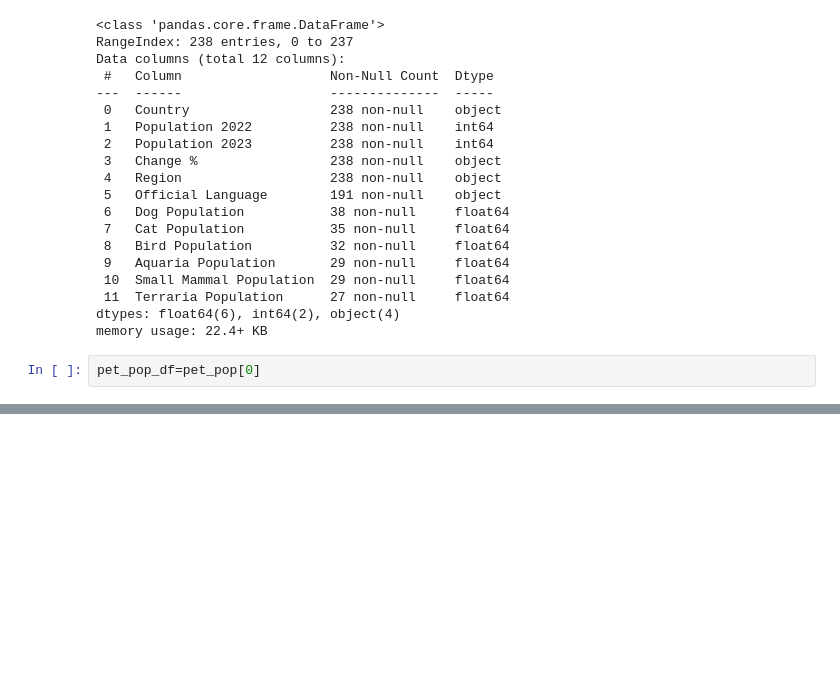
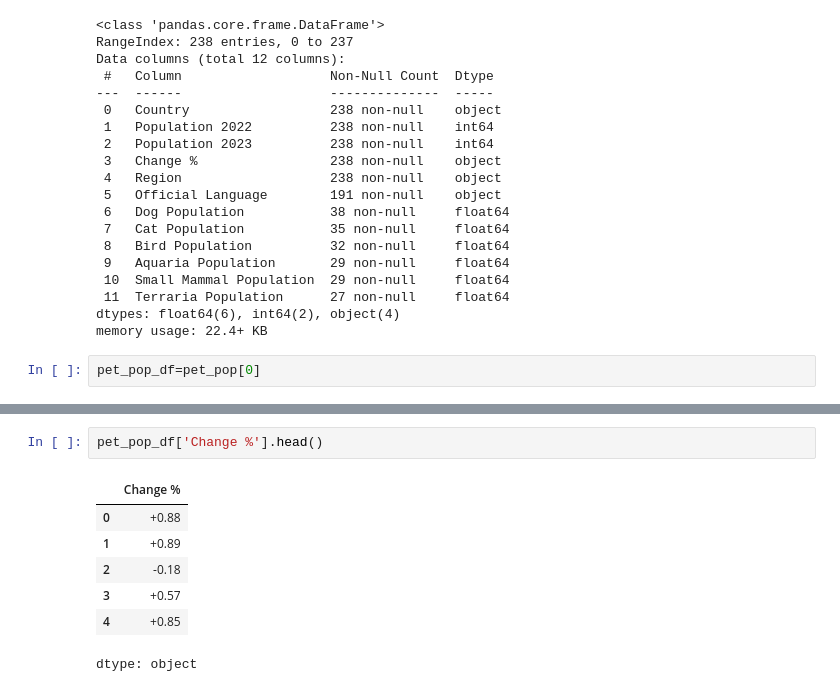
Before and after one commit to priyankaprakasan/Data-I-O-and-Preprocessing-with-Python-and-SQL, a Jupyter notebook: DataPreprocessing_Module1.ipynb, the cells around one changed output, grey strips where cells are left out. Drawn from its saved outputs; the diff is of its cells as text; blank space fills up the shorter version.

```diff
--- a/DataPreprocessing_Module1.ipynb
+++ b/DataPreprocessing_Module1.ipynb
@@ -49,0 +92,10 @@ pet_pop_df.head()
+# %%
+pet_pop_df['Change %'].head()
+# %% [output]
+|  | Change % |
+| 0 | +0.88 |
+| 1 | +0.89 |
+| 2 | -0.18 |
+| 3 | +0.57 |
+| 4 | +0.85 |
+dtype: object
```
Also changed, not shown: parts of 18 cells of this notebook.
